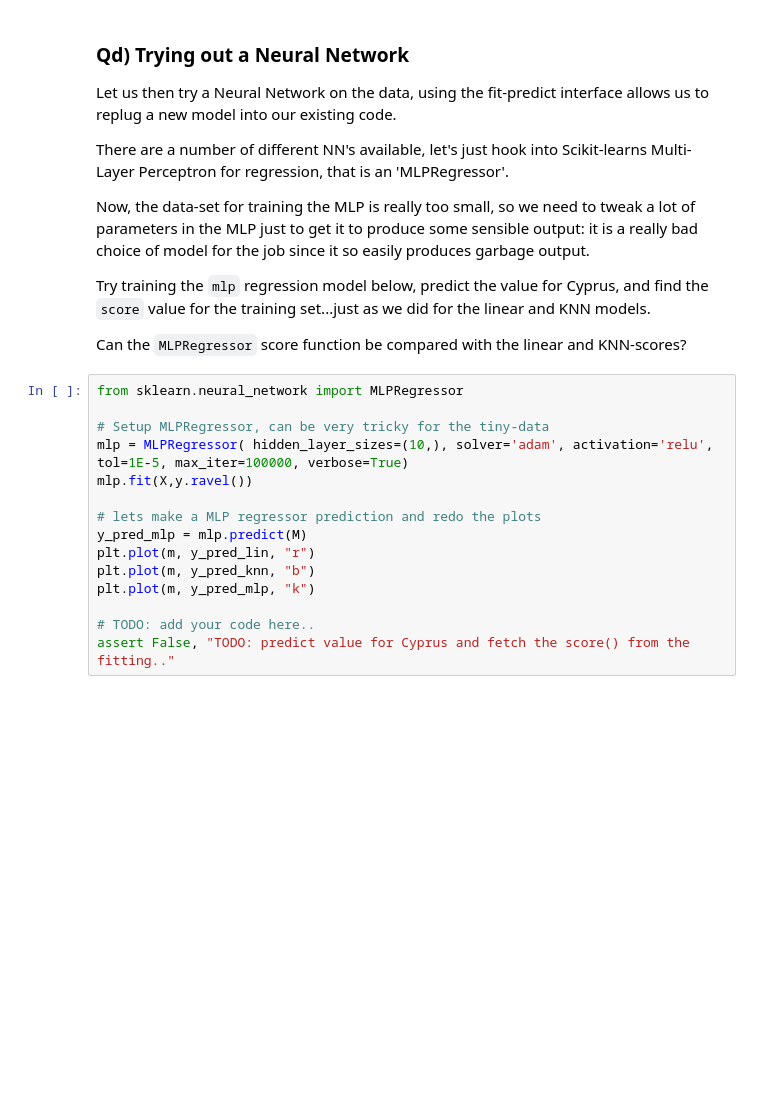
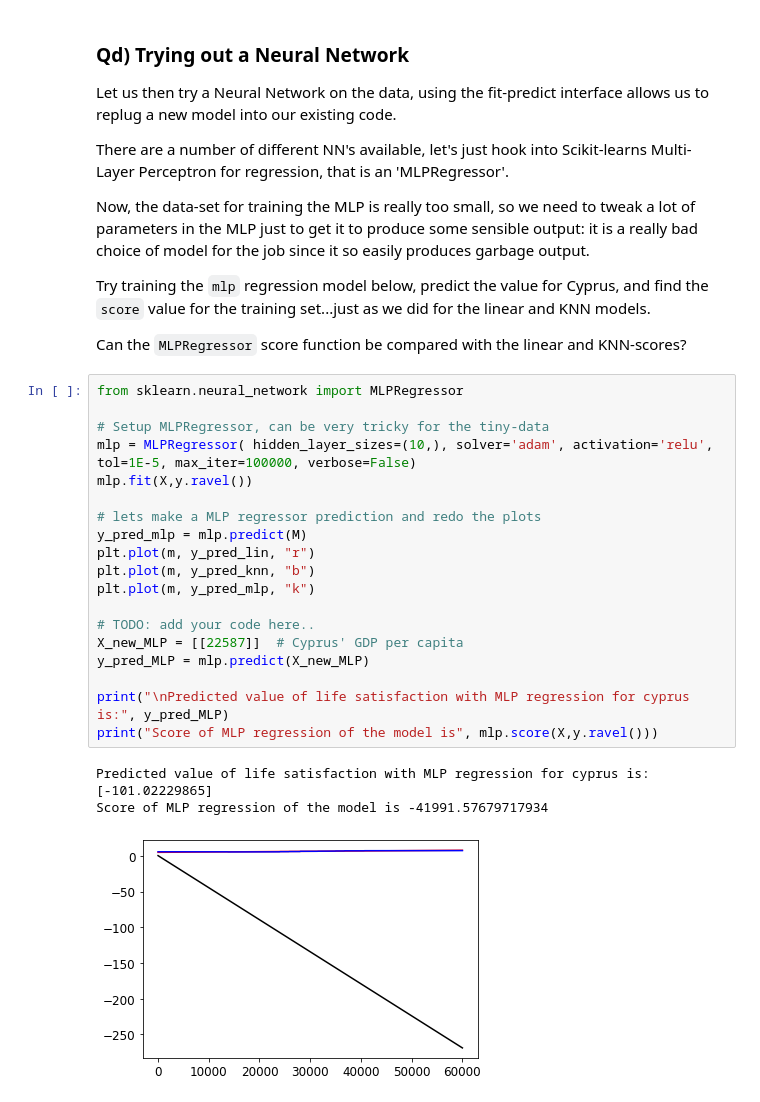
Before and after one commit to florent417/MAL, a Jupyter notebook: itmal/L01/intro.ipynb, the cells around one changed output. Cells and saved outputs as stored; diff of their text form; blank space fills up the shorter version.

```diff
--- a/itmal/L01/intro.ipynb
+++ b/itmal/L01/intro.ipynb
@@ -357,15 +477,23 @@ Can the `MLPRegressor` score function be compared with the linear and KNN-scores
 # %%
 from sklearn.neural_network import MLPRegressor
 
 # Setup MLPRegressor, can be very tricky for the tiny-data
-mlp = MLPRegressor( hidden_layer_sizes=(10,), solver='adam', activation='relu', tol=1E-5, max_iter=100000, verbose=True)
+mlp = MLPRegressor( hidden_layer_sizes=(10,), solver='adam', activation='relu', tol=1E-5, max_iter=100000, verbose=False)
 mlp.fit(X,y.ravel())
 
 # lets make a MLP regressor prediction and redo the plots
 y_pred_mlp = mlp.predict(M)
 plt.plot(m, y_pred_lin, "r")
 plt.plot(m, y_pred_knn, "b")
 plt.plot(m, y_pred_mlp, "k")
 
 # TODO: add your code here..
-assert False, "TODO: predict value for Cyprus and fetch the score() from the fitting.."
+X_new_MLP = [[22587]]  # Cyprus' GDP per capita
+y_pred_MLP = mlp.predict(X_new_MLP)
+
+print("\nPredicted value of life satisfaction with MLP regression for cyprus is:", y_pred_MLP)
+print("Score of MLP regression of the model is", mlp.score(X,y.ravel()))
+# %% [output]
+Predicted value of life satisfaction with MLP regression for cyprus is: [-101.02229865]
+Score of MLP regression of the model is -41991.57679717934
+[figure, added]
```
Also changed, not shown: parts of 11 cells of this notebook, 9 other files.
